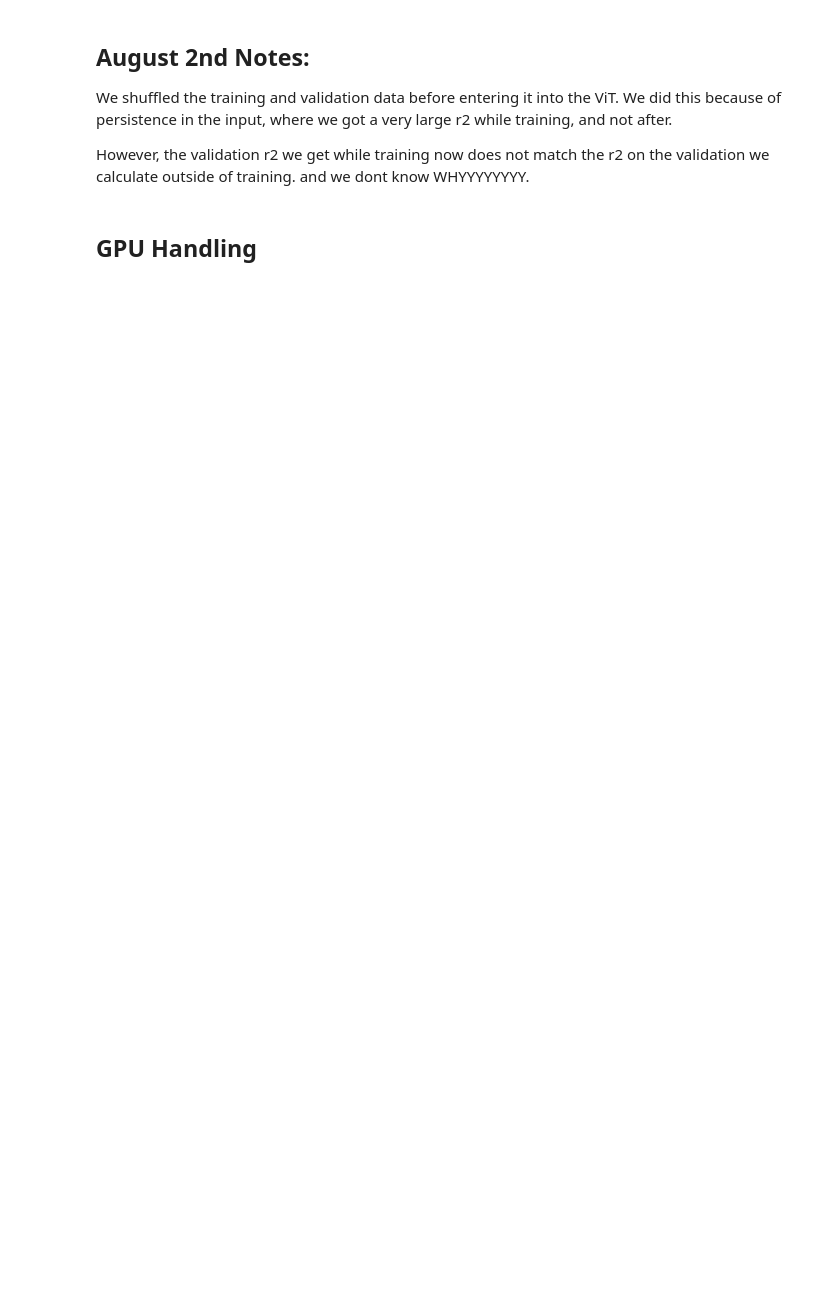
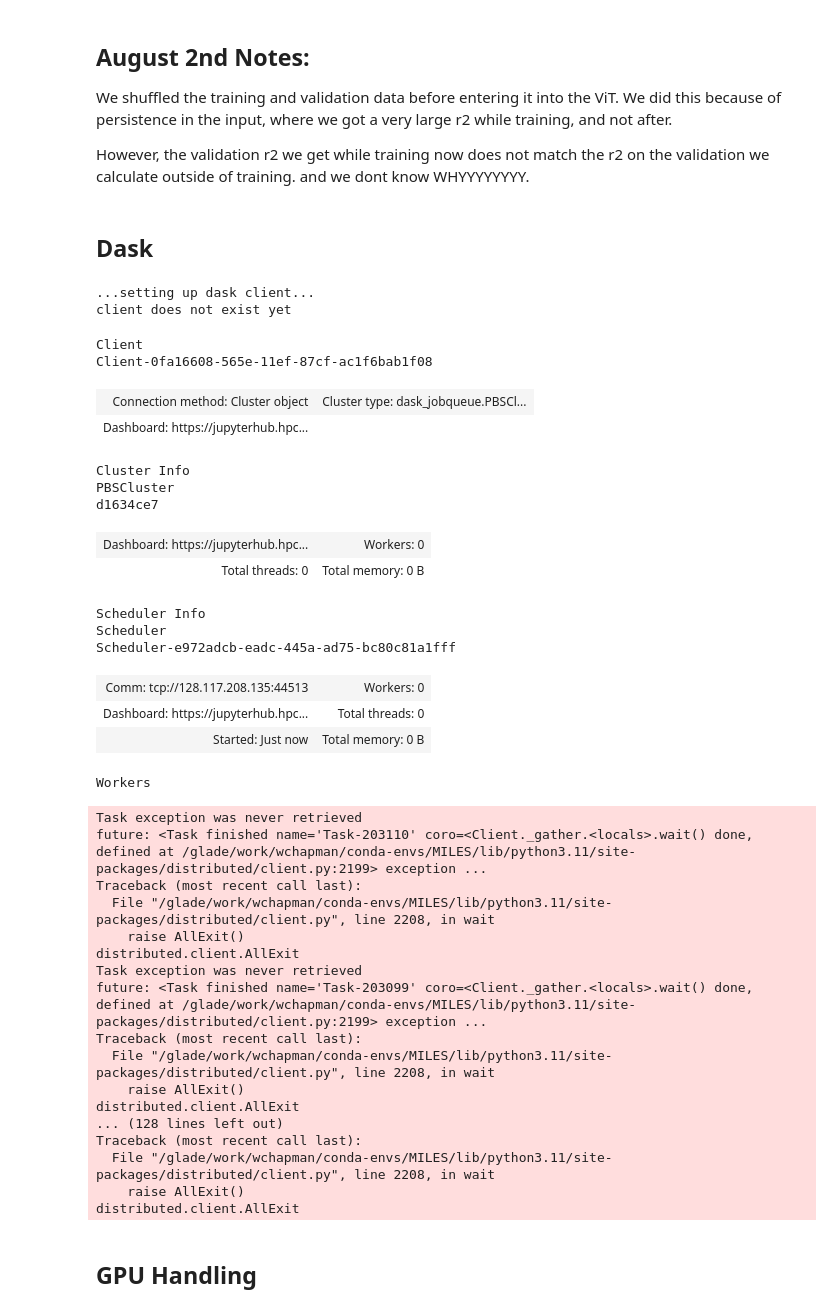
Before and after one commit to WillyChap/ViT_XAI, a Jupyter notebook: Models/LRP_ENSO.ipynb, the cells around one changed output. Cells and saved outputs as stored; diff of their text form; code cells hidden in the pictures; blank space fills up the shorter version.

```diff
--- a/Models/LRP_ENSO.ipynb
+++ b/Models/LRP_ENSO.ipynb
@@ -34,6 +34,63 @@ import getpass
 myname = getpass.getuser()
 
 import pandas as pd
+# %% [markdown]
+## Dask
+# %%
+doDask = True
+if doDask:
+    print('...setting up dask client...')
+    if 'client' in locals():
+        client.shutdown()
+        print('...shutdown client...')
+    else:
+        print('client does not exist yet')
+
+    # ### ++++++ dask NCAR client:
+    from distributed import Client
+    from dask_jobqueue import PBSCluster
+    project_num = 'P03010039' #what project key do you have?
+
+    cluster = PBSCluster(account=project_num,walltime='12:00:00',cores=1, memory='40GB',shared_temp_directory='/glade/derecho/scratch/wchapman/tmp',queue='casper')
+    cluster.scale(jobs=40)
+    client = Client(cluster)
+client
+# %% [output]
+...setting up dask client...
+client does not exist yet
+Client
+Client-0fa16608-565e-11ef-87cf-ac1f6bab1f08
+| Connection method: Cluster object | Cluster type: dask_jobqueue.PBSCl... |
+| Dashboard: https://jupyterhub.hpc... |  |
+Cluster Info
+PBSCluster
+d1634ce7
+| Dashboard: https://jupyterhub.hpc... | Workers: 0 |
+| Total threads: 0 | Total memory: 0 B |
+Scheduler Info
+Scheduler
+Scheduler-e972adcb-eadc-445a-ad75-bc80c81a1fff
+| Comm: tcp://128.117.208.135:44513 | Workers: 0 |
+| Dashboard: https://jupyterhub.hpc... | Total threads: 0 |
+| Started: Just now | Total memory: 0 B |
+Workers
+Task exception was never retrieved
+future: <Task finished name='Task-203110' coro=<Client._gather.<locals>.wait() done, defined at /glade/work/wchapman/conda-envs/MILES/lib/python3.11/site-packages/distributed/client.py:2199> exception ...
+Traceback (most recent call last):
+  File "/glade/work/wchapman/conda-envs/MILES/lib/python3.11/site-packages/distributed/client.py", line 2208, in wait
+    raise AllExit()
+distributed.client.AllExit
+Task exception was never retrieved
+future: <Task finished name='Task-203099' coro=<Client._gather.<locals>.wait() done, defined at /glade/work/wchapman/conda-envs/MILES/lib/python3.11/site-packages/distributed/client.py:2199> exception ...
+Traceback (most recent call last):
+  File "/glade/work/wchapman/conda-envs/MILES/lib/python3.11/site-packages/distributed/client.py", line 2208, in wait
+    raise AllExit()
+distributed.client.AllExit
+... (128 lines left out)
+Traceback (most recent call last):
+  File "/glade/work/wchapman/conda-envs/MILES/lib/python3.11/site-packages/distributed/client.py", line 2208, in wait
+    raise AllExit()
+distributed.client.AllExit
 # %% [markdown]
 ## GPU Handling
 # %%
```
Also changed, not shown: parts of 16 cells of this notebook, 1 other file.
